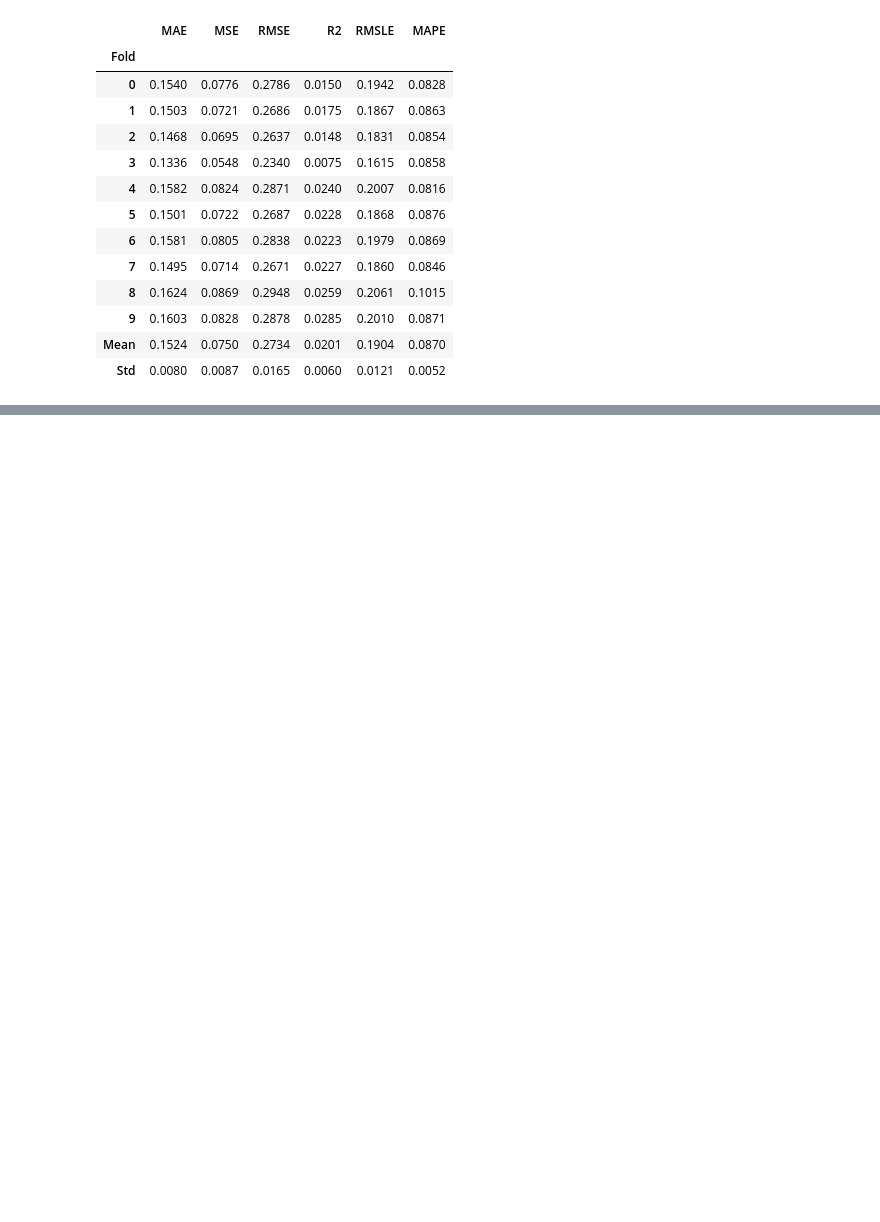
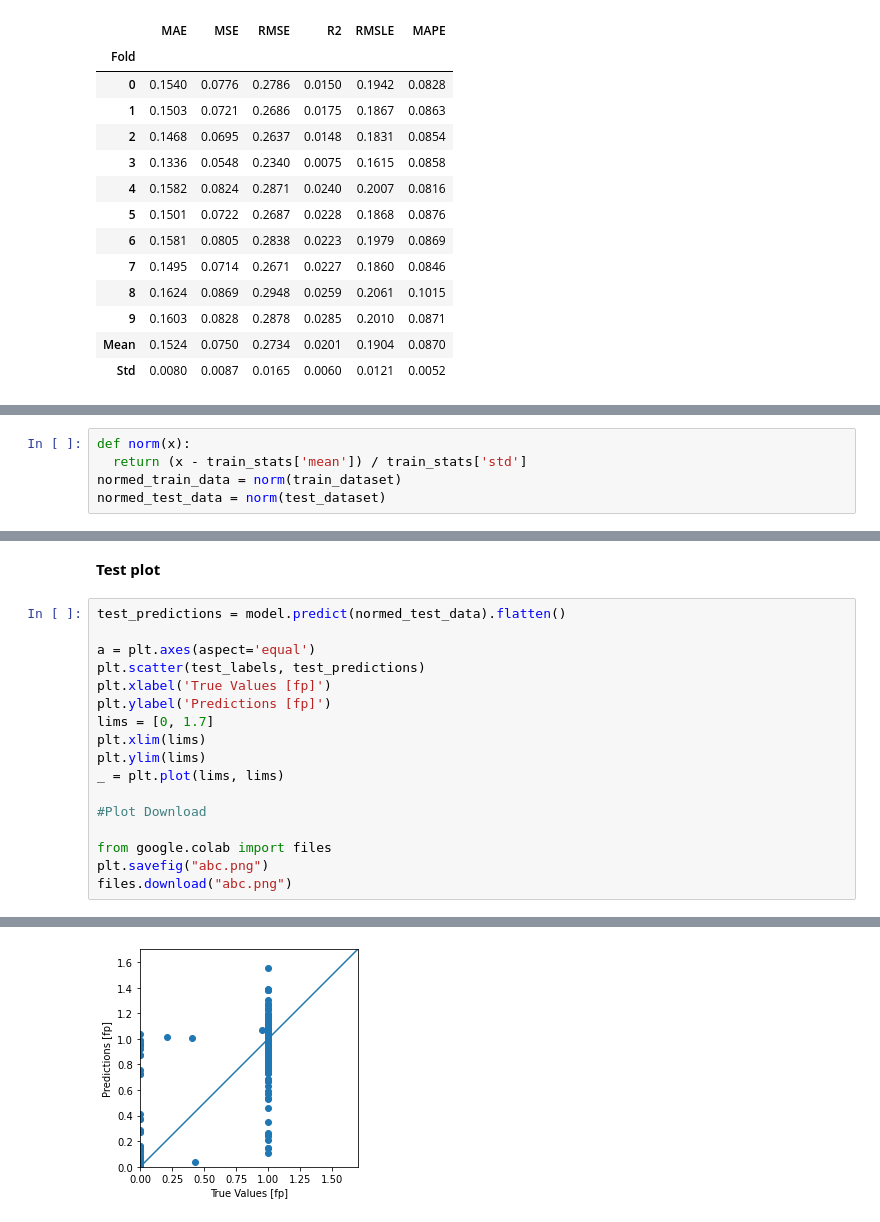
Before and after one commit to AyorindeTayo/freelancework-, a Jupyter notebook: Untitled46.ipynb, the cells around one changed output, grey strips where cells are left out. Cells and saved outputs as stored; diff of their text form; blank space fills up the shorter version.

```diff
--- a/Untitled46.ipynb
+++ b/Untitled46.ipynb
@@ -367,0 +399,5 @@ tuned_et = tune_model(et)
+# %%
+def norm(x):
+  return (x - train_stats['mean']) / train_stats['std']
+normed_train_data = norm(train_dataset)
+normed_test_data = norm(test_dataset)
@@ -367,0 +554,20 @@ tuned_et = tune_model(et)
+# %% [markdown]
+**Test plot**
+# %%
+test_predictions = model.predict(normed_test_data).flatten()
+
+a = plt.axes(aspect='equal')
+plt.scatter(test_labels, test_predictions)
+plt.xlabel('True Values [fp]')
+plt.ylabel('Predictions [fp]')
+lims = [0, 1.7]
+plt.xlim(lims)
+plt.ylim(lims)
+_ = plt.plot(lims, lims)
+
+#Plot Download
+
+from google.colab import files
+plt.savefig("abc.png")
+files.download("abc.png")
+# %% [output]
@@ -367,0 +576 @@ tuned_et = tune_model(et)
+[figure, added]
```
Also changed, not shown: parts of 30 cells of this notebook.
